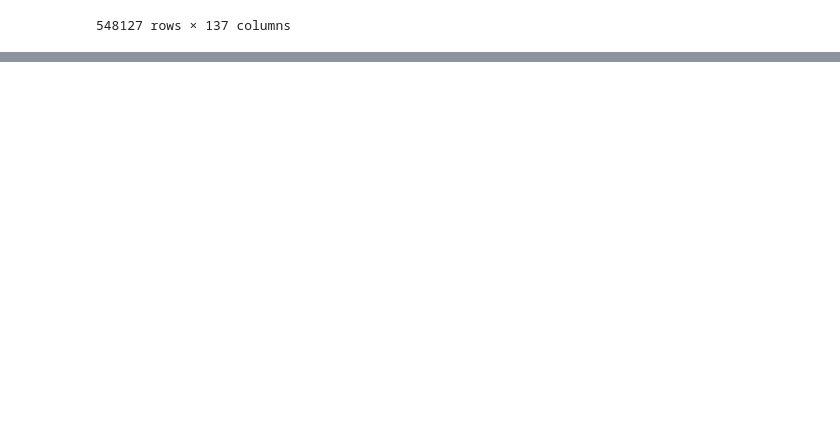
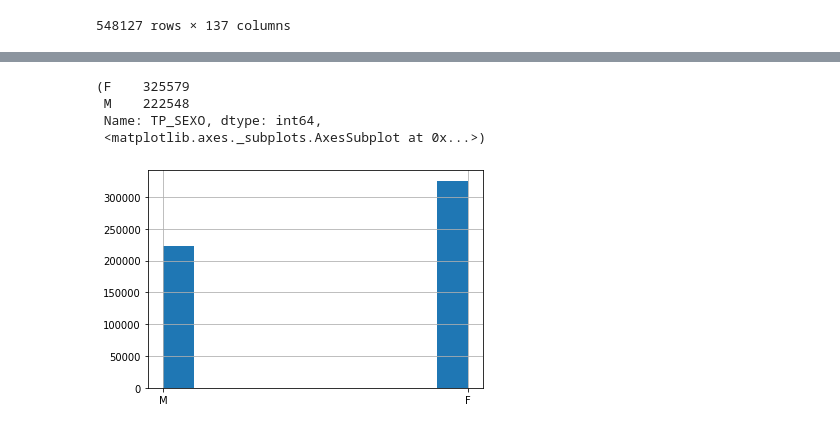
Before and after one commit to hoGodoy/IA, a Jupyter notebook: ExerciciosAnaliseDadosPython.ipynb, the cells around one changed output, grey strips where cells are left out. Saved outputs shown, nothing was run; the diff lists cells and outputs as text; code cells hidden in the pictures; blank space fills up the shorter version.

```diff
--- a/ExerciciosAnaliseDadosPython.ipynb
+++ b/ExerciciosAnaliseDadosPython.ipynb
@@ -36,0 +168,9 @@ microdadosEnade #Dataframe completo, 548k linhas e 137 colunas
+# %%
+tp_sexo = microdadosEnade['TP_SEXO'] #Atribuímos a coluna 'TP_SEXO' na variável 'tp_sexo'
+tp_sexo.value_counts(), tp_sexo.hist()# Pedimos a quantidade em que cada valor 'F' ou 'M' aparece, um histograma.
+# %% [output]
+(F    325579
+ M    222548
+ Name: TP_SEXO, dtype: int64,
+ <matplotlib.axes._subplots.AxesSubplot at 0x...>)
+[figure, added]
```
Also changed, not shown: parts of 15 cells of this notebook.
